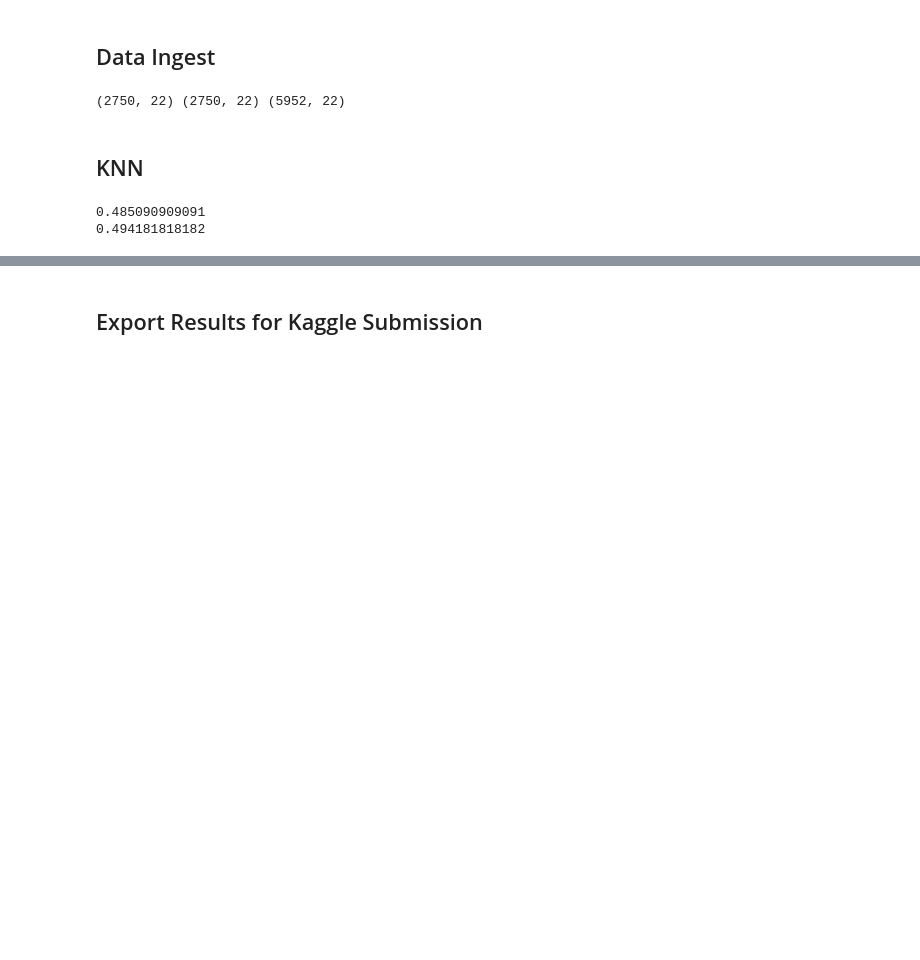
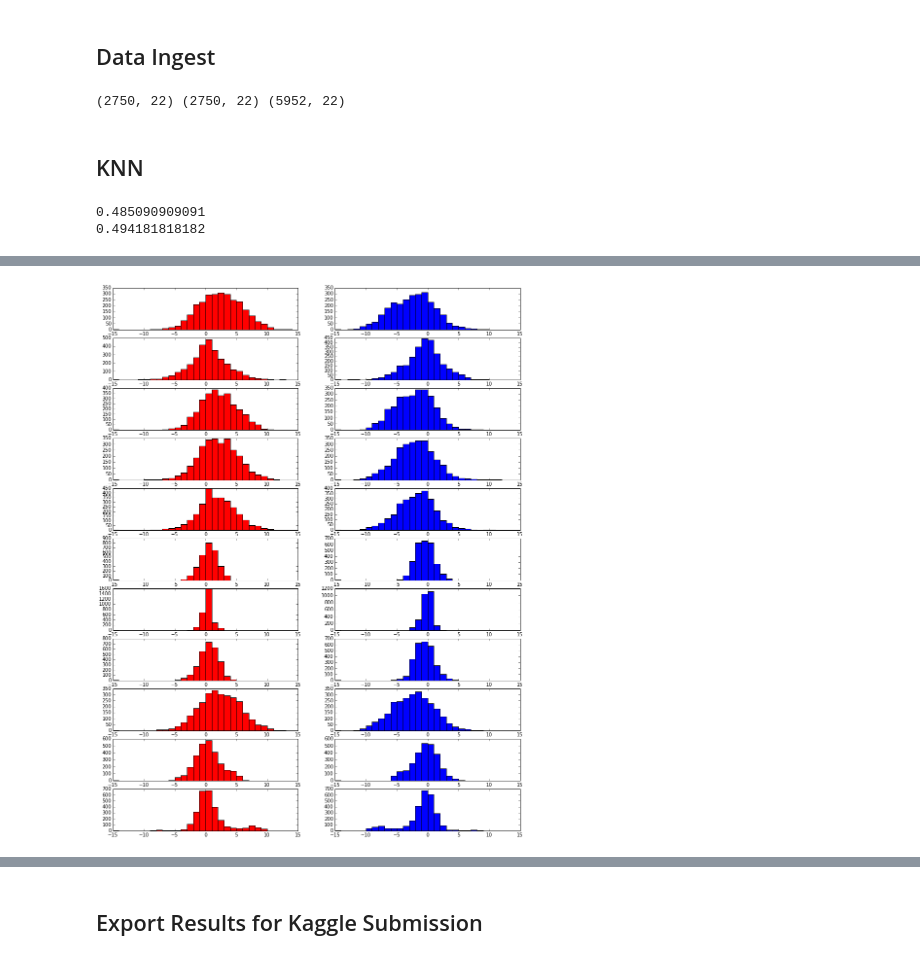
Before and after one commit to nickhamlin/mids_207_final_project, a Jupyter notebook: walter.ipynb, the cells around one changed output, grey strips where cells are left out. Drawn from its saved outputs; the diff is of its cells as text; code cells hidden in the pictures; blank space fills up the shorter version.

```diff
--- a/walter.ipynb
+++ b/walter.ipynb
@@ -186,0 +179,17 @@ log 9 0.449818
+# %%
+def p():
+    reds = Y == 1.
+    blues = Y == 0.
+    x = trans(X)
+    tot = 0
+    plt.figure(figsize=(15, 20))
+    for i in range(11):
+        plt.subplot(11, 2, tot + 1)
+        plt.hist(x[reds, i], bins=30, range=(-15, 15), color="red")
+
+        plt.subplot(11, 2, tot + 2)
+        plt.hist(x[blues, i], bins=30, range=(-15, 15))
+        tot += 2
+p()
+# %% [output]
+[figure, added]
```
Also changed, not shown: parts of 11 cells of this notebook.
